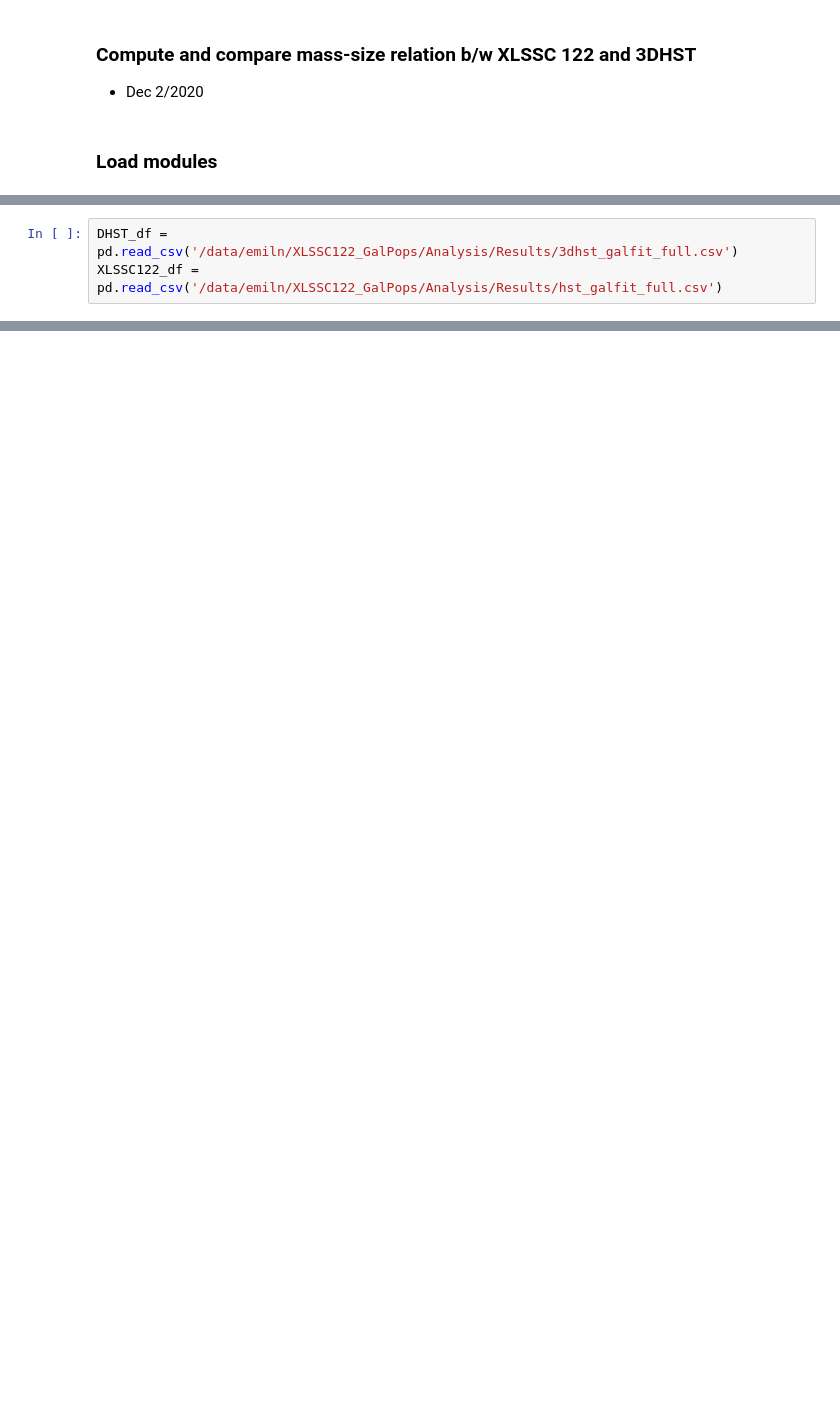
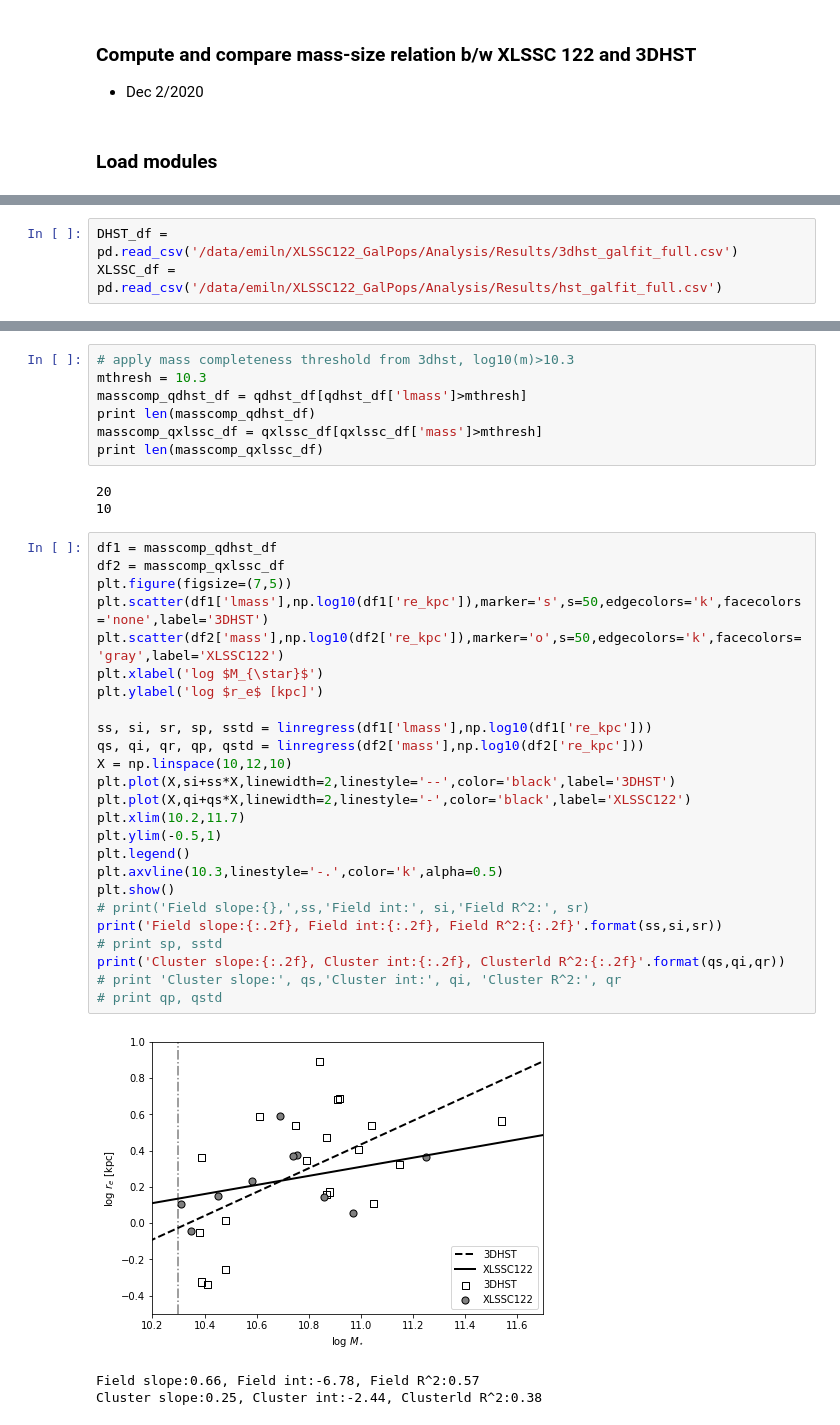
Before and after one commit to enoordeh/GalaxyPops, a Jupyter notebook: Analysis/mass_size.ipynb, the cells around one changed output, grey strips where cells are left out. Cells and saved outputs as stored; diff of their text form; blank space fills up the shorter version.

```diff
--- a/Analysis/mass_size.ipynb
+++ b/Analysis/mass_size.ipynb
@@ -33,3 +41,3 @@ The autoreload extension is already loaded. To reload it, use:
 # %%
 DHST_df = pd.read_csv('/data/emiln/XLSSC122_GalPops/Analysis/Results/3dhst_galfit_full.csv')
-XLSSC122_df = pd.read_csv('/data/emiln/XLSSC122_GalPops/Analysis/Results/hst_galfit_full.csv')
+XLSSC_df = pd.read_csv('/data/emiln/XLSSC122_GalPops/Analysis/Results/hst_galfit_full.csv')
@@ -35,0 +143,39 @@ XLSSC122_df = pd.read_csv('/data/emiln/XLSSC122_GalPops/Analysis/Results/hst_gal
+# %%
+# apply mass completeness threshold from 3dhst, log10(m)>10.3
+mthresh = 10.3
+masscomp_qdhst_df = qdhst_df[qdhst_df['lmass']>mthresh]
+print len(masscomp_qdhst_df)
+masscomp_qxlssc_df = qxlssc_df[qxlssc_df['mass']>mthresh]
+print len(masscomp_qxlssc_df)
+# %% [output]
+20
+10
+# %%
+df1 = masscomp_qdhst_df
+df2 = masscomp_qxlssc_df
+plt.figure(figsize=(7,5))
+plt.scatter(df1['lmass'],np.log10(df1['re_kpc']),marker='s',s=50,edgecolors='k',facecolors='none',label='3DHST')
+plt.scatter(df2['mass'],np.log10(df2['re_kpc']),marker='o',s=50,edgecolors='k',facecolors='gray',label='XLSSC122')
+plt.xlabel('log $M_{\star}$')
+plt.ylabel('log $r_e$ [kpc]')
+
+ss, si, sr, sp, sstd = linregress(df1['lmass'],np.log10(df1['re_kpc']))
+qs, qi, qr, qp, qstd = linregress(df2['mass'],np.log10(df2['re_kpc']))
+X = np.linspace(10,12,10)
+plt.plot(X,si+ss*X,linewidth=2,linestyle='--',color='black',label='3DHST')
+plt.plot(X,qi+qs*X,linewidth=2,linestyle='-',color='black',label='XLSSC122')
+plt.xlim(10.2,11.7)
+plt.ylim(-0.5,1)
+plt.legend()
+plt.axvline(10.3,linestyle='-.',color='k',alpha=0.5)
+plt.show()
+# print('Field slope:{},',ss,'Field int:', si,'Field R^2:', sr)
+print('Field slope:{:.2f}, Field int:{:.2f}, Field R^2:{:.2f}'.format(ss,si,sr))
+# print sp, sstd
+print('Cluster slope:{:.2f}, Cluster int:{:.2f}, Clusterld R^2:{:.2f}'.format(qs,qi,qr))
+# print 'Cluster slope:', qs,'Cluster int:', qi, 'Cluster R^2:', qr
+# print qp, qstd
+# %% [output]
+[figure, added]
+Field slope:0.66, Field int:-6.78, Field R^2:0.57
+Cluster slope:0.25, Cluster int:-2.44, Clusterld R^2:0.38
```
Also changed, not shown: parts of 18 cells of this notebook, 1 other file.
